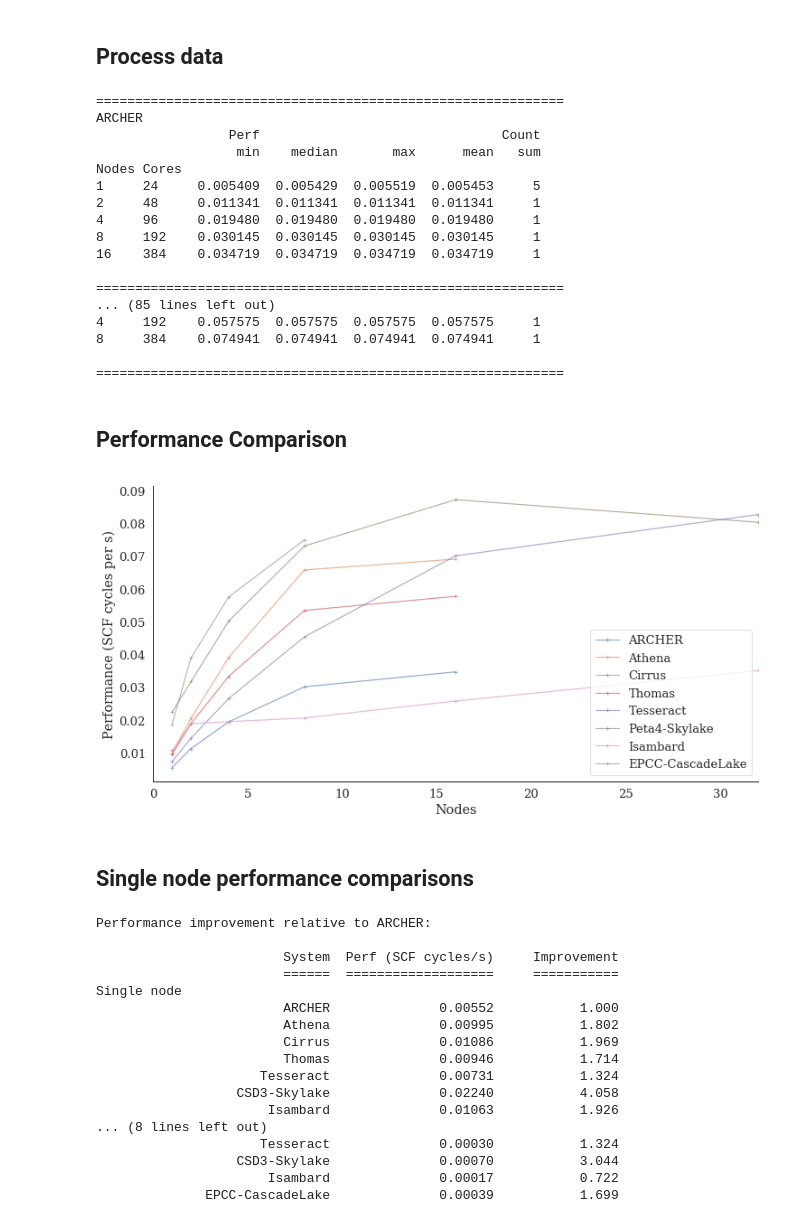
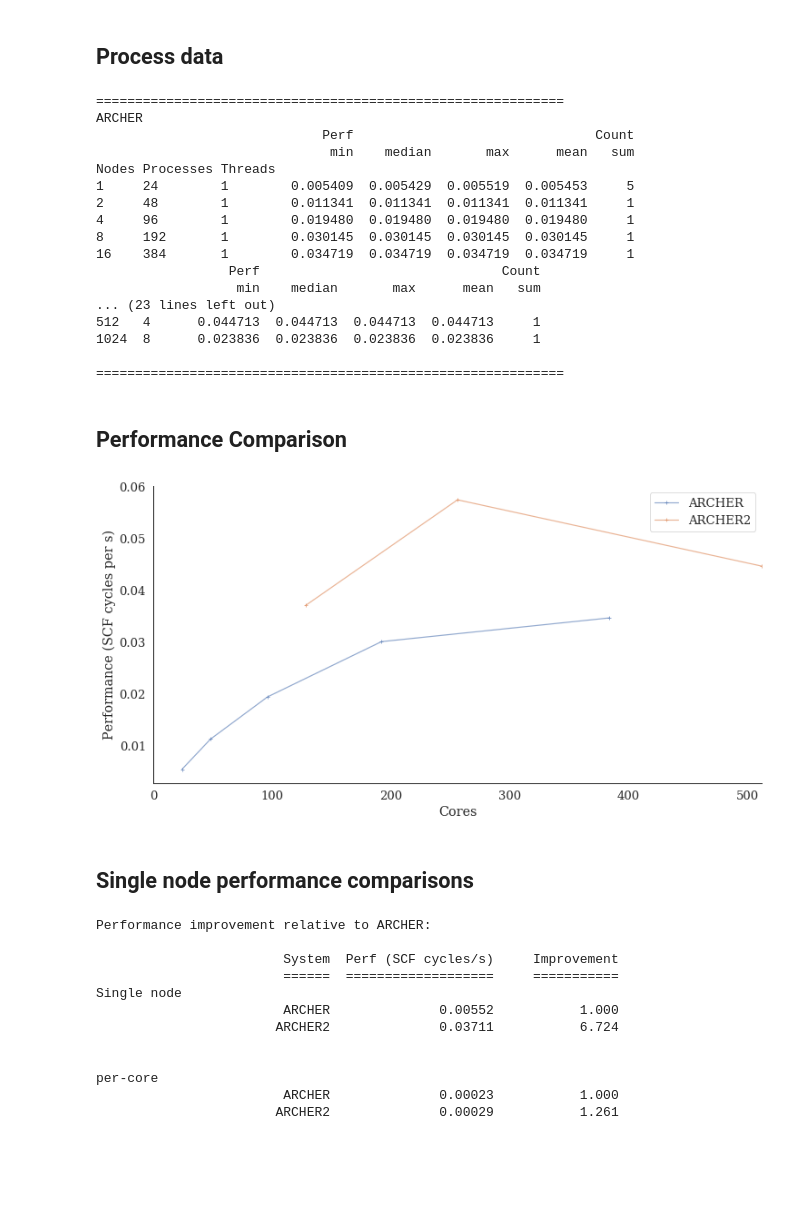
Before and after one commit to hpc-uk/archer-benchmarks, a Jupyter notebook: apps/CASTEP/analysis/CASTEP_al3x3_perf_analysis.ipynb, the cells around one changed output. Saved outputs shown, nothing was run; the diff lists cells and outputs as text; code cells hidden in the pictures; blank space fills up the shorter version.

```diff
--- a/apps/CASTEP/analysis/CASTEP_al3x3_perf_analysis.ipynb
+++ b/apps/CASTEP/analysis/CASTEP_al3x3_perf_analysis.ipynb
@@ -27,10 +27,16 @@ from utilities import filemanip, sysinfo
 from appanalysis import castep
 # %%
 sysdetails = sysinfo.getdetails('../../../systems.yaml')
+
+plotcores = True
+unitlabel = "Nodes"
+if plotcores:
+    unitlabel = "Cores"
 # %% [markdown]
 ## Process data
 # %%
 systems = ['ARCHER','Athena','Cirrus','Thomas','Tesseract','CSD3-Skylake','Isambard','EPCC-CascadeLake']
+systems = ['ARCHER', 'ARCHER2']
 perf = {}
 notes = {}
 names = {}
@@ -47,38 +53,38 @@ for system in systems:
     print('\n============================================================')
     print(sysdict['Name'])
     castep_df = pd.DataFrame(castep.create_df_list(filelist, sysdict['PCores']*sysdict['PPerNode']))
-    nodes[system], perf_max[system] = castep.get_perf_stats(castep_df, 'max', writestats=True)
+    nodes[system], perf_max[system] = ca.get_perf_stats(castep_df, 'max', writestats=True)
     print('\n============================================================')
 # %% [output]
 ============================================================
 ARCHER
+                             Perf                               Count
+                              min    median       max      mean   sum
+Nodes Processes Threads
+1     24        1        0.005409  0.005429  0.005519  0.005453     5
+2     48        1        0.011341  0.011341  0.011341  0.011341     1
+4     96        1        0.019480  0.019480  0.019480  0.019480     1
+8     192       1        0.030145  0.030145  0.030145  0.030145     1
+16    384       1        0.034719  0.034719  0.034719  0.034719     1
                  Perf                               Count
                   min    median       max      mean   sum
-Nodes Cores
-1     24     0.005409  0.005429  0.005519  0.005453     5
-2     48     0.011341  0.011341  0.011341  0.011341     1
-4     96     0.019480  0.019480  0.019480  0.019480     1
-8     192    0.030145  0.030145  0.030145  0.030145     1
-16    384    0.034719  0.034719  0.034719  0.034719     1
+... (23 lines left out)
+512   4      0.044713  0.044713  0.044713  0.044713     1
+1024  8      0.023836  0.023836  0.023836  0.023836     1
 
 ============================================================
-... (85 lines left out)
-4     192    0.057575  0.057575  0.057575  0.057575     1
-8     384    0.074941  0.074941  0.074941  0.074941     1
-
-============================================================
 # %% [markdown]
 ## Performance Comparison
 # %%
 for system in systems:
     plt.plot(nodes[system], perf_max[system], '-+', label=names[system], alpha=0.6)
-plt.xlim((0,32))
-plt.xlabel('Nodes')
+plt.xlim((0,512))
+plt.xlabel(unitlabel)
 plt.ylabel('Performance (SCF cycles per s)')
 plt.legend(loc='best')
 sns.despine()
 # %% [output]
-[figure, old version]
+[figure, new version]
 # %% [markdown]
 ## Single node performance comparisons
 # %%
@@ -105,14 +111,9 @@ Performance improvement relative to ARCHER:
                         ======  ===================     ===========
 Single node
                         ARCHER              0.00552           1.000
-                        Athena              0.00995           1.802
-                        Cirrus              0.01086           1.969
-                        Thomas              0.00946           1.714
-                     Tesseract              0.00731           1.324
-                  CSD3-Skylake              0.02240           4.058
-                      Isambard              0.01063           1.926
-... (8 lines left out)
-                     Tesseract              0.00030           1.324
-                  CSD3-Skylake              0.00070           3.044
-                      Isambard              0.00017           0.722
-              EPCC-CascadeLake              0.00039           1.699
+                       ARCHER2              0.03711           6.724
+
+
+per-core
+                        ARCHER              0.00023           1.000
+                       ARCHER2              0.00029           1.261
```
Also changed, not shown: 5 other files.
